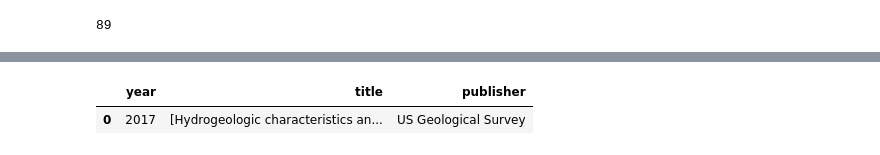
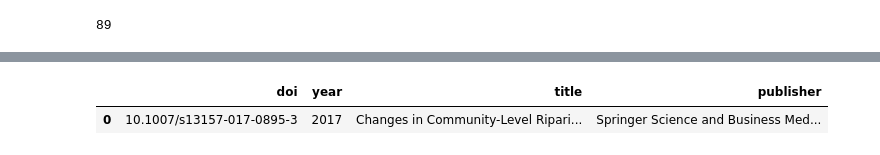
Before and after one commit to earthlab/usgs-citations, a Jupyter notebook: crossref-habanero-usgs-searches.ipynb, the cells around one changed output, grey strips where cells are left out. Saved outputs shown, nothing was run; the diff lists cells and outputs as text; code cells hidden in the pictures.

```diff
--- a/crossref-habanero-usgs-searches.ipynb
+++ b/crossref-habanero-usgs-searches.ipynb
@@ -53,4 +116,4 @@ results["message"]["published-online"]["date-parts"][0][0]
 # %%
-# From Taylor's spreadsheet: 2017 Changes in Community
-results = cr.works(ids = 'https://doi.org/10.1007/s13157-017-0895-3')
-results
+# Second row from USGS spreadsheet:
+# 2017 journal title in spreadsheet: Changes in Community
+result = cr.works(ids = 'https://doi.org/10.1007/s13157-017-0895-3')
@@ -110,14 +159,16 @@ results
 list_to_df = []
 # %%
 # Add items to list
-list_to_df.append([results["message"]["published-online"]["date-parts"][0][0],
-                  results["message"]["title"],
-                  results["message"]["publisher"]])
+list_to_df.append([result["message"]["DOI"],
+                  result["message"]["published-online"]["date-parts"][0][0],
+                  result["message"]["title"][0],
+                  result["message"]["publisher"]
+                  ])
 # %%
 # Convert list to dataframe
-df = pd.DataFrame(list_to_df, columns=["year", "title", "publisher"])
+df = pd.DataFrame(list_to_df, columns=["doi", "year", "title", "publisher"])
 
 df
 # %% [output]
-|  | year | title | publisher |
-| 0 | 2017 | [Hydrogeologic characteristics an... | US Geological Survey |
+|  | doi | year | title | publisher |
+| 0 | 10.1007/s13157-017-0895-3 | 2017 | Changes in Community-Level Ripari... | Springer Science and Business Med... |
```
Also changed, not shown: parts of 24 cells of this notebook, 1 other file.
